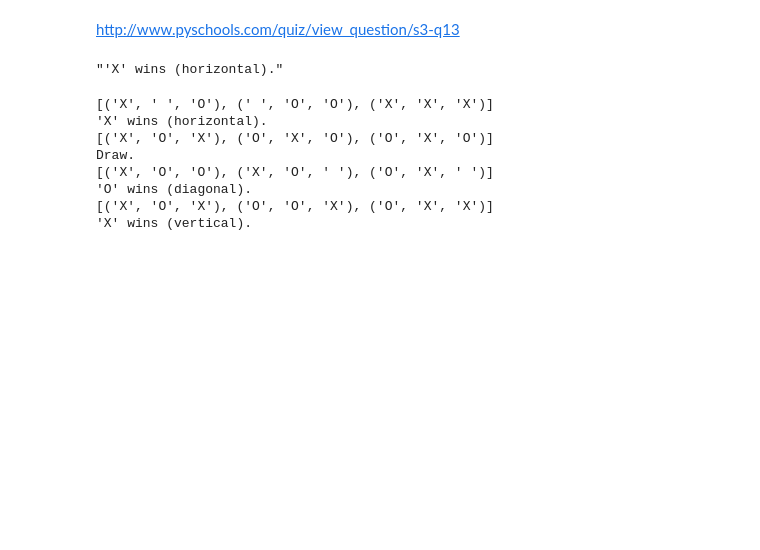
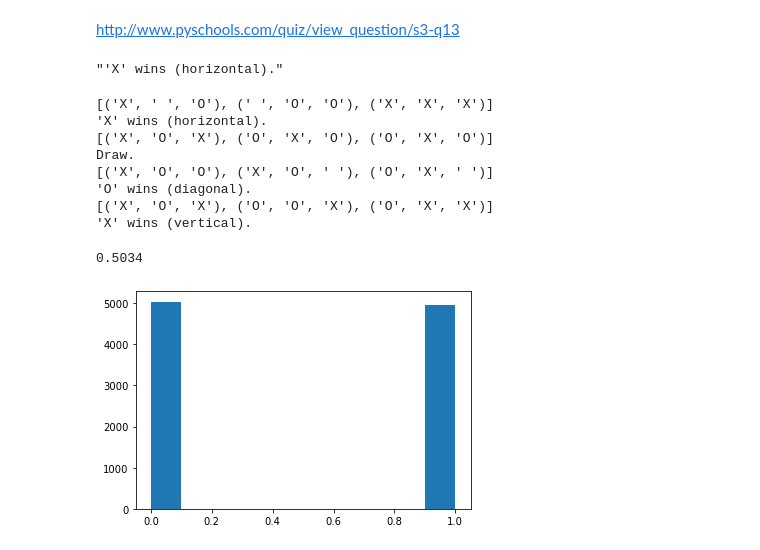
Before and after one commit to qcx201/ParetoPy, a Jupyter notebook: Notes/A.2.1-Challenge drafts.ipynb, the cells around one changed output. Saved outputs shown, nothing was run; the diff lists cells and outputs as text; code cells hidden in the pictures; blank space fills up the shorter version.

```diff
--- a/Notes/A.2.1-Challenge drafts.ipynb
+++ b/Notes/A.2.1-Challenge drafts.ipynb
@@ -740,0 +1477,24 @@ Draw.
+# %%
+# create random coin flip
+
+def flip_coin():
+    '''
+    Return 1 or 0 with prob 0.5
+    '''
+    for i in range(1000):
+        t = time.perf_counter_ns()
+        v = int(str(t)[-3])
+
+        if v % 2:
+            return 1
+        else:
+            return 0
+
+samples = [flip_coin() for _ in range(10_000)]
+print(samples.count(0) / len(samples))
+
+plt.hist(samples)
+plt.show()
+# %% [output]
+0.5034
+[figure, added]
```
Also changed, not shown: parts of 68 cells of this notebook, 1 other file.
